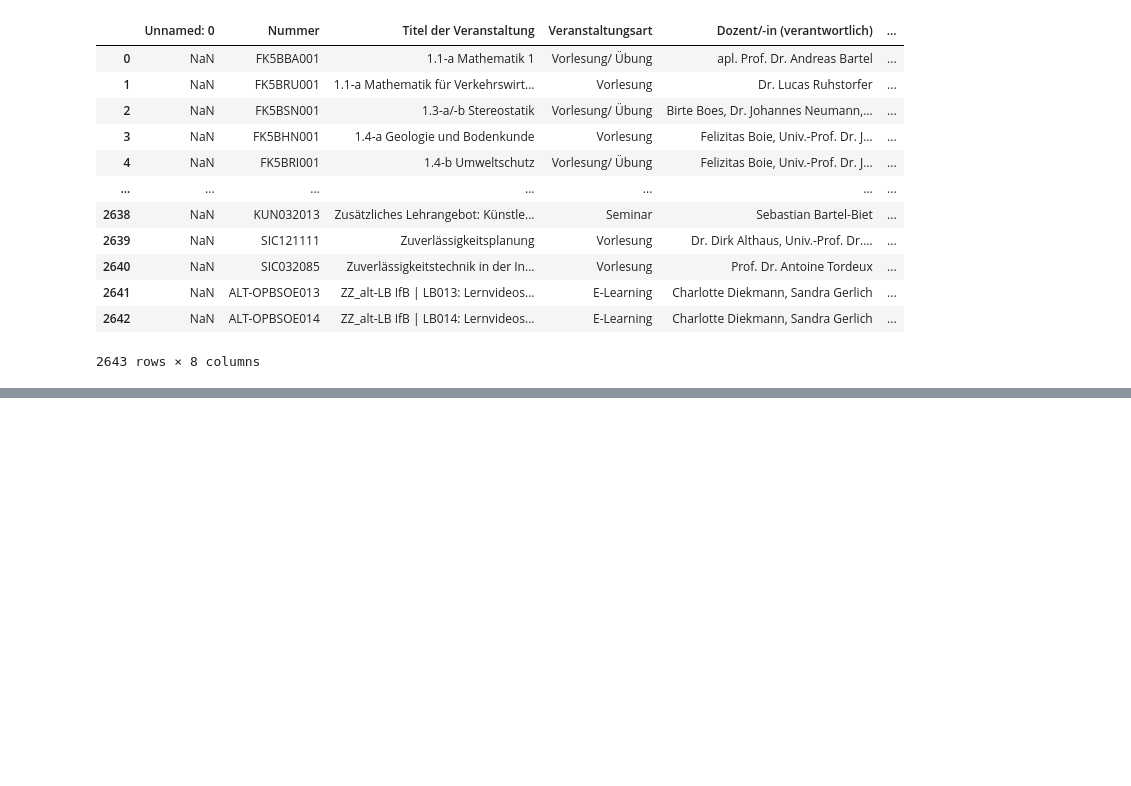
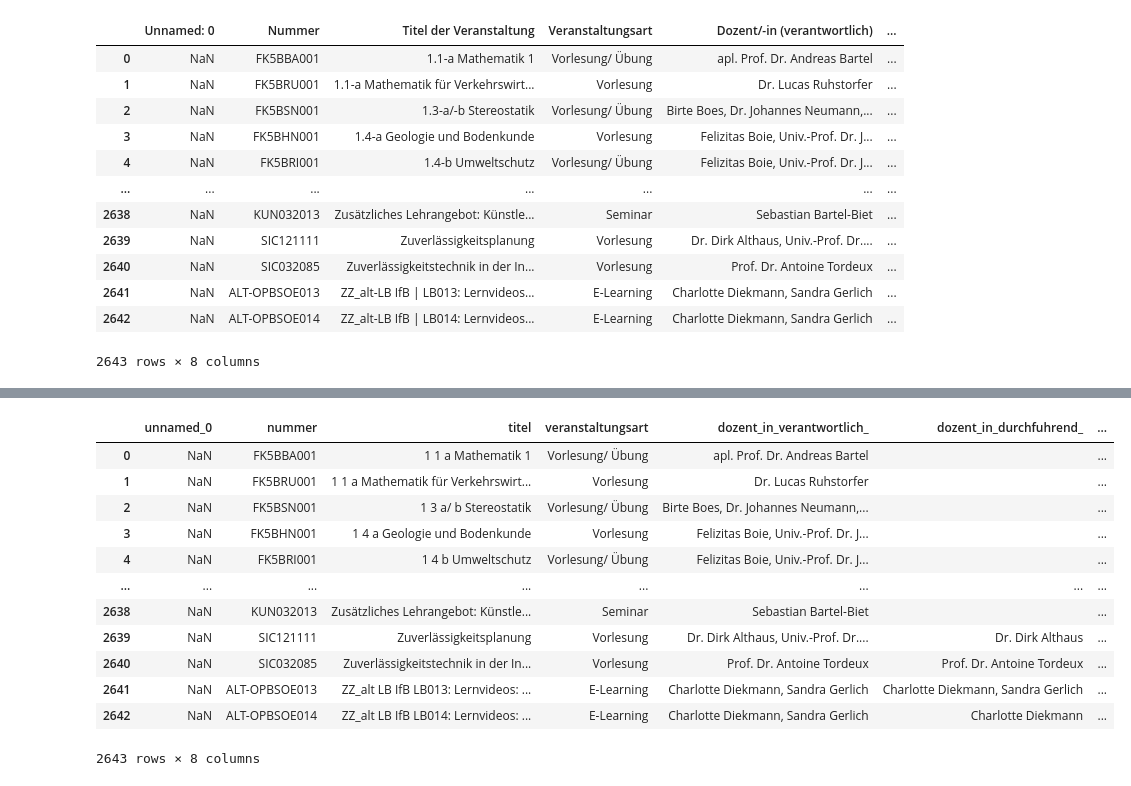
Before and after one commit to maltehueckstaedt/hex-hexscrapinghelpers, a Jupyter notebook: scraping_his_wuppertal.ipynb, the cells around one changed output, grey strips where cells are left out. Saved outputs shown, nothing was run; the diff lists cells and outputs as text; code cells hidden in the pictures; blank space fills up the shorter version.

```diff
--- a/scraping_his_wuppertal.ipynb
+++ b/scraping_his_wuppertal.ipynb
@@ -250,14 +250,12 @@ base_info
 base_info.to_csv('base_info.csv', index=False)
 # %%
 
-# Install the correct and updated 'pandas-janitor' library
-!pip install pandas-janitor
+#!pip install pyjanitor
+
 import pandas as pd
 import janitor
 import re
 
-# Daten einlesen
-base_info = pd.read_pickle("base_info_wuppertal.RDS")
 
 # Spaltennamen bereinigen und umbenennen
 base_info = base_info.clean_names().rename(columns={"titel_der_veranstaltung": "titel"})
@@ -275,0 +284,16 @@ ModuleNotFoundError: No module named 'janitor'
+# %%
+base_info
+# %% [output]
+|  | unnamed_0 | nummer | titel | veranstaltungsart | dozent_in_verantwortlich_ | dozent_in_durchfuhrend_ | ... |
+| 0 | NaN | FK5BBA001 | 1 1 a Mathematik 1 | Vorlesung/ Übung | apl. Prof. Dr. Andreas Bartel |  | ... |
+| 1 | NaN | FK5BRU001 | 1 1 a Mathematik für Verkehrswirt... | Vorlesung | Dr. Lucas Ruhstorfer |  | ... |
+| 2 | NaN | FK5BSN001 | 1 3 a/ b Stereostatik | Vorlesung/ Übung | Birte Boes, Dr. Johannes Neumann,... |  | ... |
+| 3 | NaN | FK5BHN001 | 1 4 a Geologie und Bodenkunde | Vorlesung | Felizitas Boie, Univ.-Prof. Dr. J... |  | ... |
+| 4 | NaN | FK5BRI001 | 1 4 b Umweltschutz | Vorlesung/ Übung | Felizitas Boie, Univ.-Prof. Dr. J... |  | ... |
+| ... | ... | ... | ... | ... | ... | ... | ... |
+| 2638 | NaN | KUN032013 | Zusätzliches Lehrangebot: Künstle... | Seminar | Sebastian Bartel-Biet |  | ... |
+| 2639 | NaN | SIC121111 | Zuverlässigkeitsplanung | Vorlesung | Dr. Dirk Althaus, Univ.-Prof. Dr.... | Dr. Dirk Althaus | ... |
+| 2640 | NaN | SIC032085 | Zuverlässigkeitstechnik in der In... | Vorlesung | Prof. Dr. Antoine Tordeux | Prof. Dr. Antoine Tordeux | ... |
+| 2641 | NaN | ALT-OPBSOE013 | ZZ_alt LB IfB LB013: Lernvideos: ... | E-Learning | Charlotte Diekmann, Sandra Gerlich | Charlotte Diekmann, Sandra Gerlich | ... |
+| 2642 | NaN | ALT-OPBSOE014 | ZZ_alt LB IfB LB014: Lernvideos: ... | E-Learning | Charlotte Diekmann, Sandra Gerlich | Charlotte Diekmann | ... |
+2643 rows × 8 columns
```
Also changed, not shown: parts of 3 cells of this notebook.
